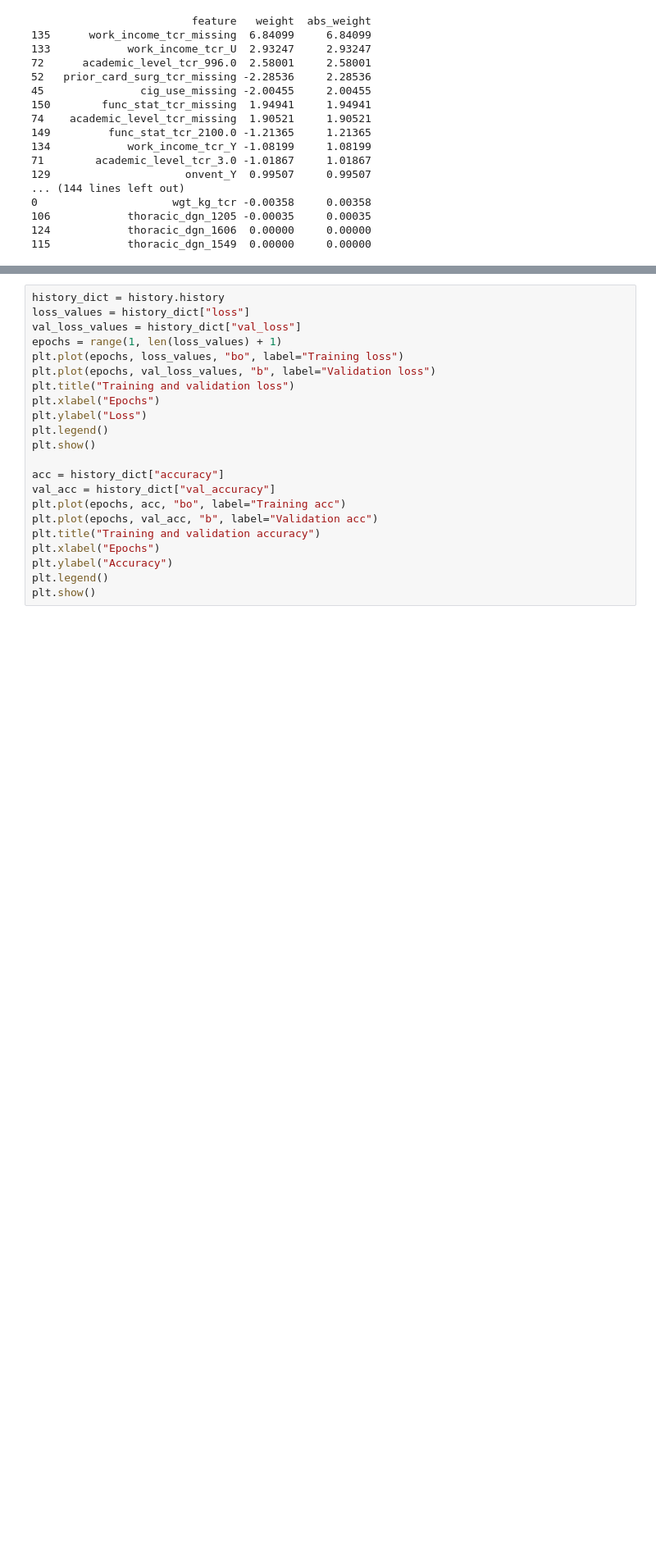
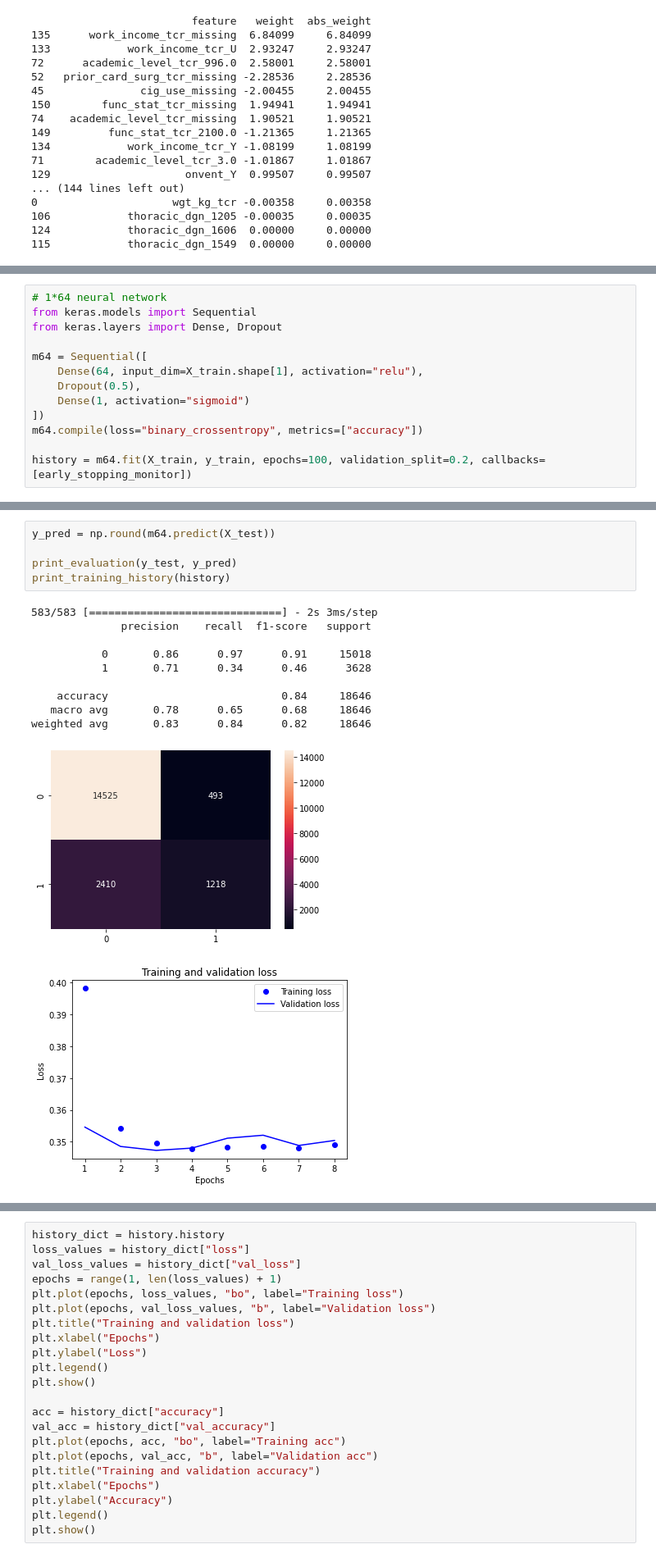
Before and after one commit to wansgar/edan70-project, a Jupyter notebook: column_categorization.ipynb, the cells around one changed output, grey strips where cells are left out. Shown at 82% size. Cells and saved outputs as stored; diff of their text form; blank space fills up the shorter version.

```diff
--- a/column_categorization.ipynb
+++ b/column_categorization.ipynb
@@ -543,0 +668,13 @@ print(weights)
+# %%
+# 1*64 neural network
+from keras.models import Sequential
+from keras.layers import Dense, Dropout
+
+m64 = Sequential([
+    Dense(64, input_dim=X_train.shape[1], activation="relu"),
+    Dropout(0.5),
+    Dense(1, activation="sigmoid")
+])
+m64.compile(loss="binary_crossentropy", metrics=["accuracy"])
+
+history = m64.fit(X_train, y_train, epochs=100, validation_split=0.2, callbacks=[early_stopping_monitor])
@@ -543,0 +698,17 @@ print(weights)
+# %%
+y_pred = np.round(m64.predict(X_test))
+
+print_evaluation(y_test, y_pred)
+print_training_history(history)
+# %% [output]
+583/583 [==============================] - 2s 3ms/step
+              precision    recall  f1-score   support
+
+           0       0.86      0.97      0.91     15018
+           1       0.71      0.34      0.46      3628
+
+    accuracy                           0.84     18646
+   macro avg       0.78      0.65      0.68     18646
+weighted avg       0.83      0.84      0.82     18646
+[figure, added]
+[figure, added]
```
Also changed, not shown: parts of 25 cells of this notebook.
